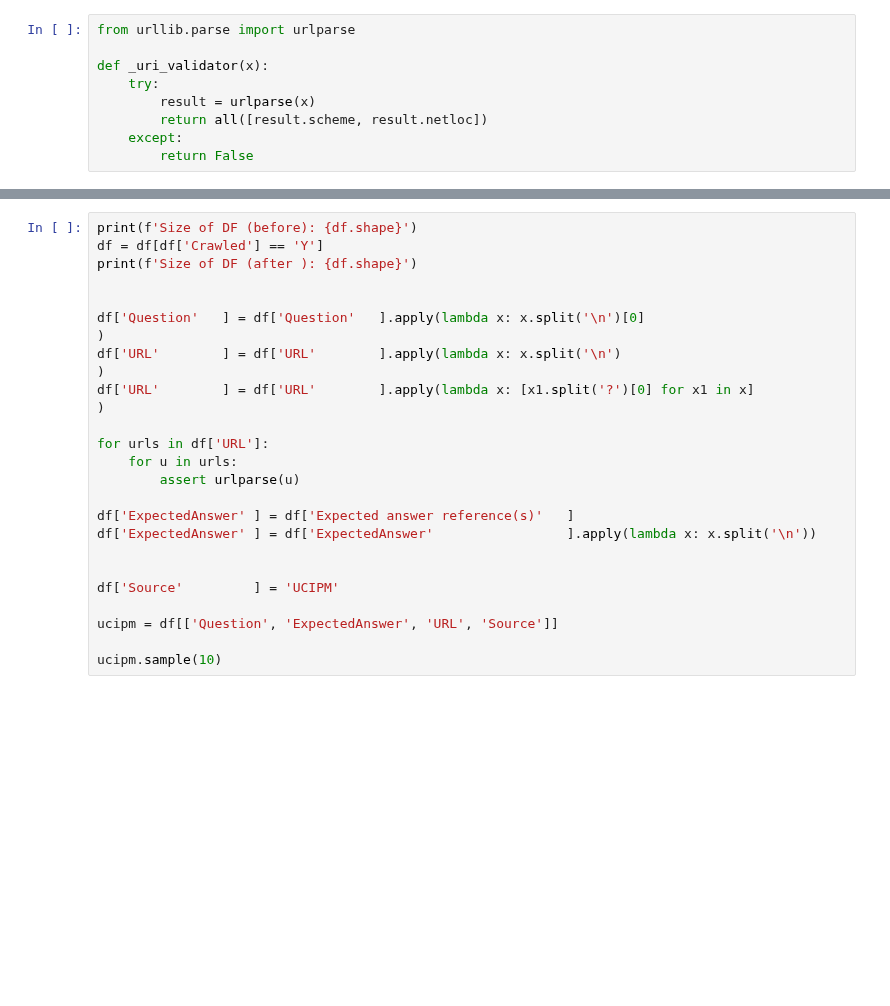
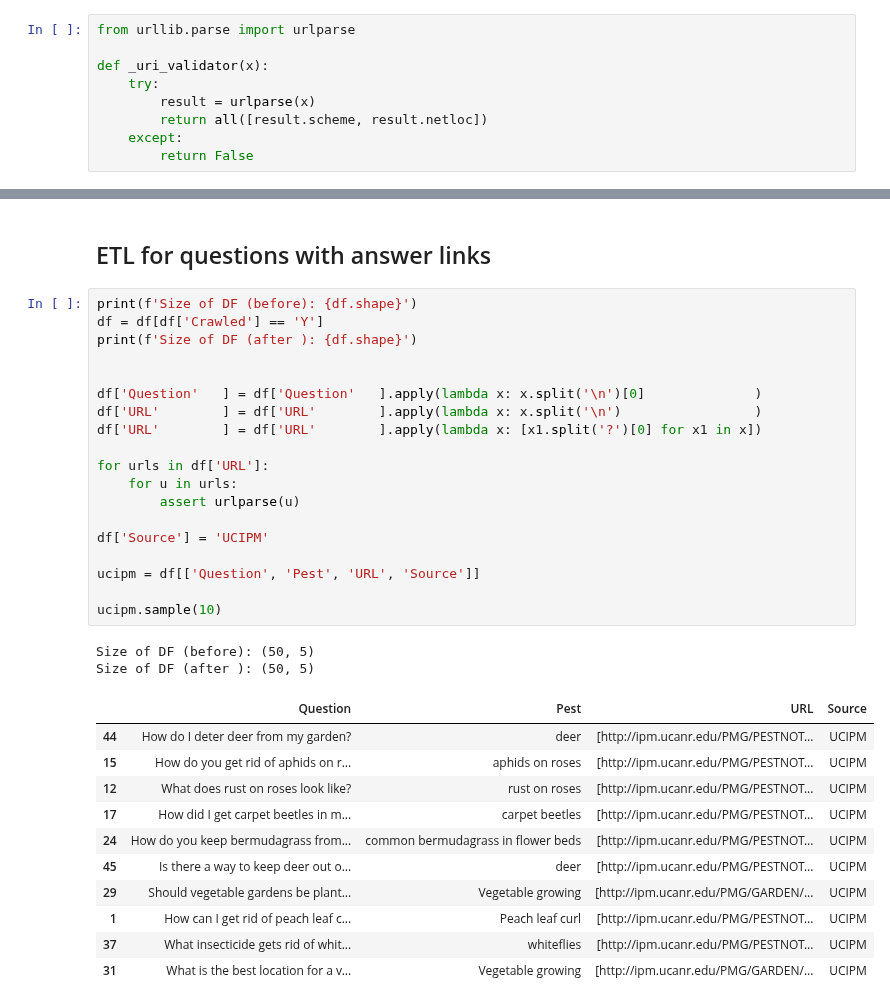
Before and after one commit to biddy1618/askchatbot, a Jupyter notebook: scripts/scoring/scoring_data_etl.ipynb, the cells around one changed output, grey strips where cells are left out. Saved outputs shown, nothing was run; the diff lists cells and outputs as text; blank space fills up the shorter version.

```diff
--- a/scripts/scoring/scoring_data_etl.ipynb
+++ b/scripts/scoring/scoring_data_etl.ipynb
@@ -22,26 +35,38 @@ df.sample(10)
+# %% [markdown]
+## ETL for questions with answer links
 # %%
 print(f'Size of DF (before): {df.shape}')
 df = df[df['Crawled'] == 'Y']
 print(f'Size of DF (after ): {df.shape}')
 
 
-df['Question'   ] = df['Question'   ].apply(lambda x: x.split('\n')[0]                              )
-df['URL'        ] = df['URL'        ].apply(lambda x: x.split('\n')                                 )
-df['URL'        ] = df['URL'        ].apply(lambda x: [x1.split('?')[0] for x1 in x]                )
+df['Question'   ] = df['Question'   ].apply(lambda x: x.split('\n')[0]              )
+df['URL'        ] = df['URL'        ].apply(lambda x: x.split('\n')                 )
+df['URL'        ] = df['URL'        ].apply(lambda x: [x1.split('?')[0] for x1 in x])
 
 for urls in df['URL']:
     for u in urls:
         assert urlparse(u)
 
-df['ExpectedAnswer' ] = df['Expected answer reference(s)'   ]
-df['ExpectedAnswer' ] = df['ExpectedAnswer'                 ].apply(lambda x: x.split('\n'))
+df['Source'] = 'UCIPM'
 
-
-df['Source'         ] = 'UCIPM'
-
-ucipm = df[['Question', 'ExpectedAnswer', 'URL', 'Source']]
+ucipm = df[['Question', 'Pest', 'URL', 'Source']]
 
 ucipm.sample(10)
+# %% [output]
+Size of DF (before): (50, 5)
+Size of DF (after ): (50, 5)
+|  | Question | Pest | URL | Source |
+| 44 | How do I deter deer from my garden? | deer | [http://ipm.ucanr.edu/PMG/PESTNOT... | UCIPM |
+| 15 | How do you get rid of aphids on r... | aphids on roses | [http://ipm.ucanr.edu/PMG/PESTNOT... | UCIPM |
+| 12 | What does rust on roses look like? | rust on roses | [http://ipm.ucanr.edu/PMG/PESTNOT... | UCIPM |
+| 17 | How did I get carpet beetles in m... | carpet beetles | [http://ipm.ucanr.edu/PMG/PESTNOT... | UCIPM |
+| 24 | How do you keep bermudagrass from... | common bermudagrass in flower beds | [http://ipm.ucanr.edu/PMG/PESTNOT... | UCIPM |
+| 45 | Is there a way to keep deer out o... | deer | [http://ipm.ucanr.edu/PMG/PESTNOT... | UCIPM |
+| 29 | Should vegetable gardens be plant... | Vegetable growing | [http://ipm.ucanr.edu/PMG/GARDEN/... | UCIPM |
+| 1 | How can I get rid of peach leaf c... | Peach leaf curl | [http://ipm.ucanr.edu/PMG/PESTNOT... | UCIPM |
+| 37 | What insecticide gets rid of whit... | whiteflies | [http://ipm.ucanr.edu/PMG/PESTNOT... | UCIPM |
+| 31 | What is the best location for a v... | Vegetable growing | [http://ipm.ucanr.edu/PMG/GARDEN/... | UCIPM |
 # %%
 df = pd.read_csv(AE_DATA)
 
```
Also changed, not shown: parts of 10 cells of this notebook, 23 other files.
